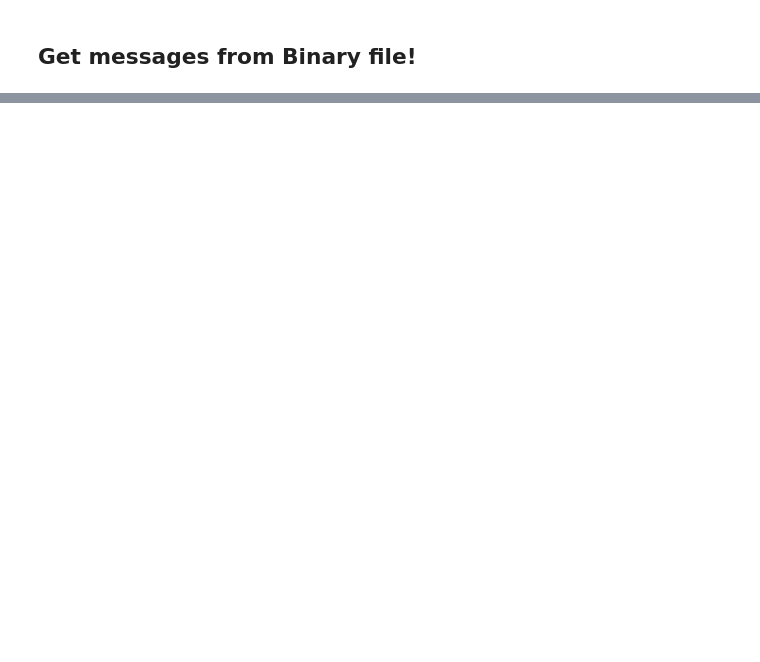
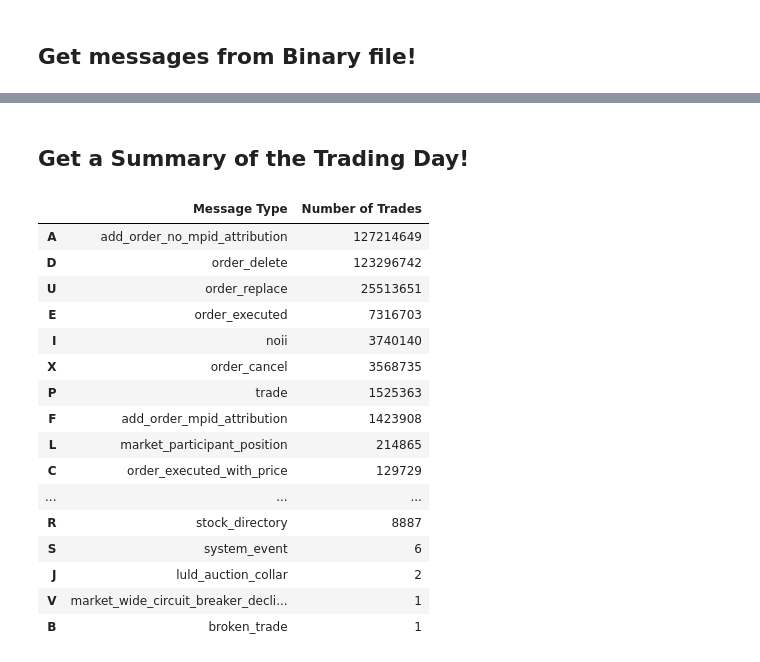
Before and after one commit to jrizcallah/machine_learning_for_trading_workthrough, a Jupyter notebook: machine_learning_for_trading_workthrough/chapter2/itch_data/ITCH_data_practice.ipynb, the cells around one changed output, grey strips where cells are left out. Saved outputs shown, nothing was run; the diff lists cells and outputs as text; code cells hidden in the pictures; blank space fills up the shorter version.

```diff
--- a/machine_learning_for_trading_workthrough/chapter2/itch_data/ITCH_data_practice.ipynb
+++ b/machine_learning_for_trading_workthrough/chapter2/itch_data/ITCH_data_practice.ipynb
@@ -255,14 +255,14 @@ alphas.head()
 # post-processing function for alphanumeric fields
 def format_alpha(mtype, data):
   """ processes bytes of alphanumeric data (type alpha) """
-  for col in alpha_formats.get(mtype).keys():
+  for col in alphas_formats.get(mtype).keys():
     if mtype != 'R' and col == 'stock':
       data = data.drop(col, axis=1)
       continue
     data.loc[:, col] = data.loc[:, col].str.decode('utf-8').str.strip()
 
-    if encoding.get(col):
-      data.loc[:, col] = data.loc[:, col].map(encoding.get(col))
+    if variable_encoding.get(col):
+      data.loc[:, col] = data.loc[:, col].map(variable_encoding.get(col))
 
   return data
 # %% [markdown]
@@ -279,7 +279,7 @@ def get_messages(m):
 
       # parse timestamps
       data.timestamp = data.timestamp.apply(int.from_bytes, byteorder='big')
-      data.timestamp = pd.to_timedelta(data.timestep)
+      data.timestamp = pd.to_timedelta(data.timestamp)
 
       # format_alpha
       if mtype in alphas_formats.keys():
@@ -306,3 +306,7 @@ def get_messages(m):
         data.to_csv('data.csv', index=False)
         return 1
   return 0
+# %%
+messages = defaultdict(list)
+message_count = 0
+message_type_counter = Counter()
@@ -308,0 +386,25 @@ def get_messages(m):
+# %% [markdown]
+## Get a Summary of the Trading Day!
+# %%
+counter = pd.Series(message_type_counter).to_frame('Number of Trades')
+counter['Message Type'] = counter.index.map(message_labels.set_index('message_type')['name'].to_dict())
+counter = counter[['Message Type', 'Number of Trades']].sort_values('Number of Trades', ascending=False)
+counter
+# %% [output]
+|  | Message Type | Number of Trades |
+| A | add_order_no_mpid_attribution | 127214649 |
+| D | order_delete | 123296742 |
+| U | order_replace | 25513651 |
+| E | order_executed | 7316703 |
+| I | noii | 3740140 |
+| X | order_cancel | 3568735 |
+| P | trade | 1525363 |
+| F | add_order_mpid_attribution | 1423908 |
+| L | market_participant_position | 214865 |
+| C | order_executed_with_price | 129729 |
+| ... | ... | ... |
+| R | stock_directory | 8887 |
+| S | system_event | 6 |
+| J | luld_auction_collar | 2 |
+| V | market_wide_circuit_breaker_decli... | 1 |
+| B | broken_trade | 1 |
```
Also changed, not shown: parts of 7 cells of this notebook.
